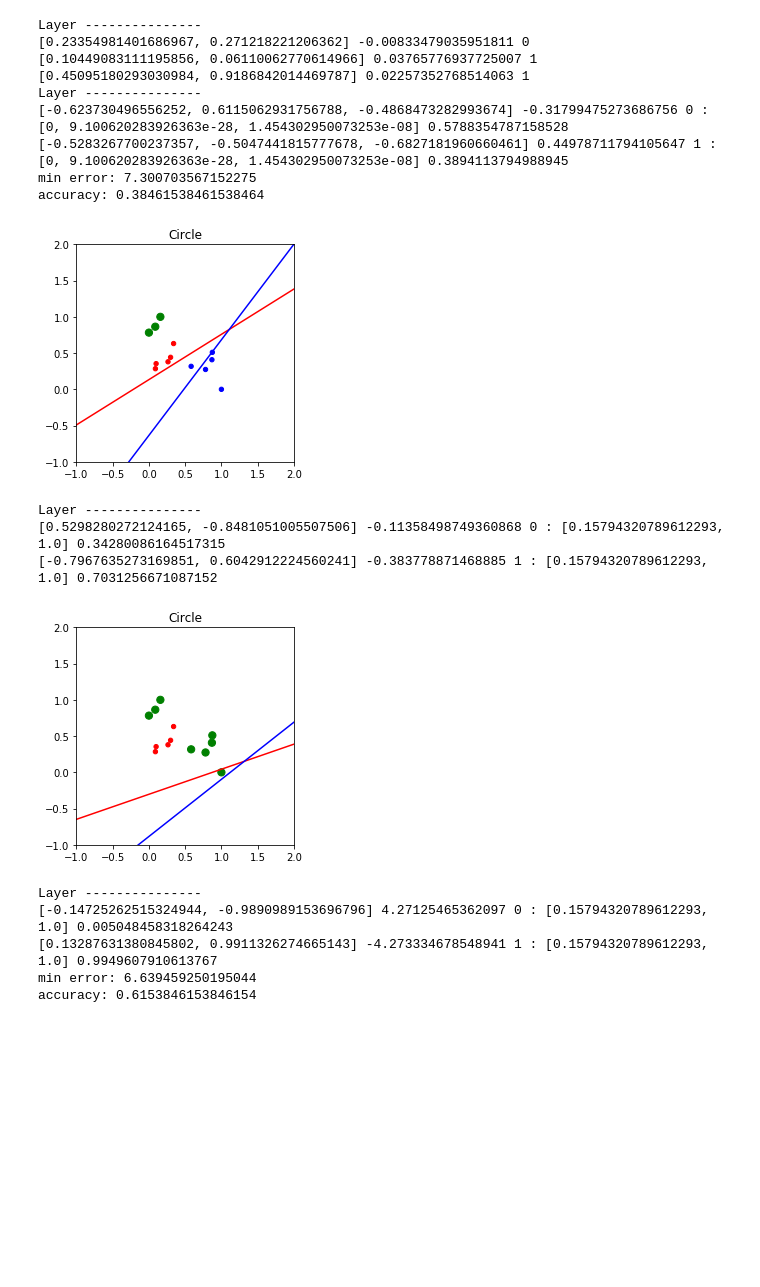
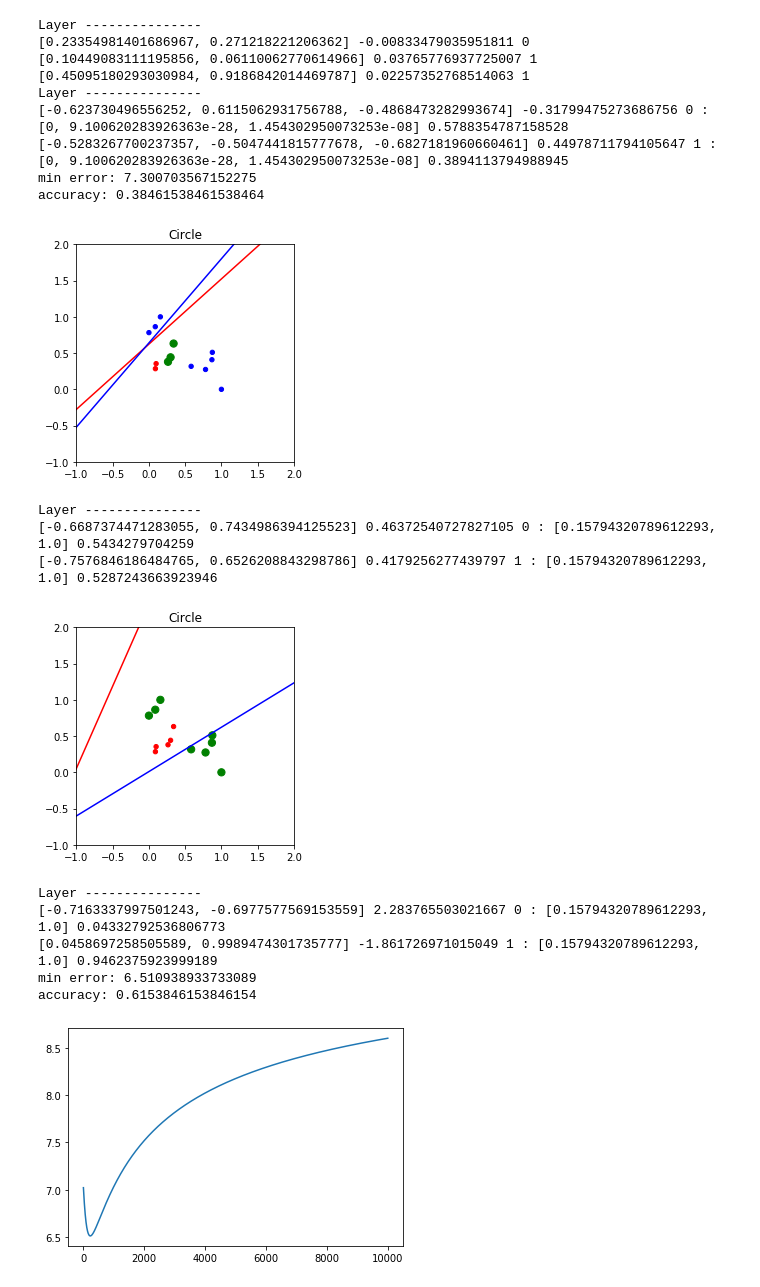
Before and after one commit to meinfokl/Python_SSNN_2021, a Jupyter notebook: neuron_c_5.ipynb, the cells around one changed output. Drawn from its saved outputs; the diff is of its cells as text; code cells hidden in the pictures; blank space fills up the shorter version.

```diff
--- a/neuron_c_5.ipynb
+++ b/neuron_c_5.ipynb
@@ -375,6 +375,7 @@ class SSNN_network():
 
     def train_network(self, train, l_rate, n_epoch, drf = 5):
         train = self.normalize(train)
+        errorlist = []
         n_outputs = len(self.outputs)
         #print ("INDULO -----------------------------------------------------------")
         acc = self.test_network (T)
@@ -407,6 +408,7 @@ class SSNN_network():
 
             #print('>epoch=%d, lrate=%.3f, error=%.3f' % (epoch, l_rate, sum_error))
 
+            errorlist.append(sum_error)
             if sum_error < min_error:
                 min_error = sum_error
                 winner_network = network.copy()
@@ -437,7 +439,8 @@ class SSNN_network():
         #print ("----------------------------------------------------------------")
         print ("min error:", min_error)
         print ("accuracy:",acc)
-
+        plt.plot( [ i for i in range(len(errorlist))], errorlist)
+        plt.show()
         return winner_network
 
     def draw_network (self, train):
@@ -561,42 +564,43 @@ accuracy: 0.38461538461538464
 # %%
 T = [[2.7810836,2.550537003,0],
 	[1.465489372,2.362125076,0],
 	[3.396561688,4.400293529,0],
 	[1.38807019,1.850220317,0],
 	[3.06407232,3.005305973,0],
 	[7.627531214,2.759262235,1],
 	[5.332441248,2.088626775,1],
 	[6.922596716,1.77106367,1],
 	[8.675418651,-0.242068655,1],
 	[7.673756466,3.508563011,1],
     [0.673756466,5.508563011,1],
     [1.373756466,6.108563011,1],
     [1.93756466,7.108563011,1]
     ]
 
 #T = [[2.7810836,2.550537003,0],
 #    [1.93756466,7.108563011,1]
 #    ]
 #seed(1974)
 
 n_inputs = len(T[0]) - 1
 network = SSNN_network()
 # CASE 1:  network.init(n_inputs, [],['S','S'],[0,1])
 network.init(n_inputs, [],[('L',0),('L',1)])
 #network = set_network_1(network)
 #network.print_network_param()
-opt_nw = network.train_network( T, .2, 100000,10)
+opt_nw = network.train_network( T, .02, 10000,10)
 # %% [output]
-[figure, old version]
+[figure, new version]
 Layer ---------------
-[0.5298280272124165, -0.8481051005507506] -0.11358498749360868 0 : [0.15794320789612293, 1.0] 0.34280086164517315
-[-0.7967635273169851, 0.6042912224560241] -0.383778871468885 1 : [0.15794320789612293, 1.0] 0.7031256671087152
+[-0.6687374471283055, 0.7434986394125523] 0.46372540727827105 0 : [0.15794320789612293, 1.0] 0.5434279704259
+[-0.7576846186484765, 0.6526208843298786] 0.4179256277439797 1 : [0.15794320789612293, 1.0] 0.5287243663923946
-[figure, old version]
+[figure, new version]
 Layer ---------------
-[-0.14725262515324944, -0.9890989153696796] 4.27125465362097 0 : [0.15794320789612293, 1.0] 0.005048458318264243
-[0.13287631380845802, 0.9911326274665143] -4.273334678548941 1 : [0.15794320789612293, 1.0] 0.9949607910613767
-min error: 6.639459250195044
+[-0.7163337997501243, -0.6977577569153559] 2.283765503021667 0 : [0.15794320789612293, 1.0] 0.04332792536806773
+[0.0458697258505589, 0.9989474301735777] -1.861726971015049 1 : [0.15794320789612293, 1.0] 0.9462375923999189
+min error: 6.510938933733089
 accuracy: 0.6153846153846154
+[figure, added]
 # %%
 import keras
 from keras.models import Sequential
```
Also changed, not shown: parts of 1 cell of this notebook, 2 other files.
